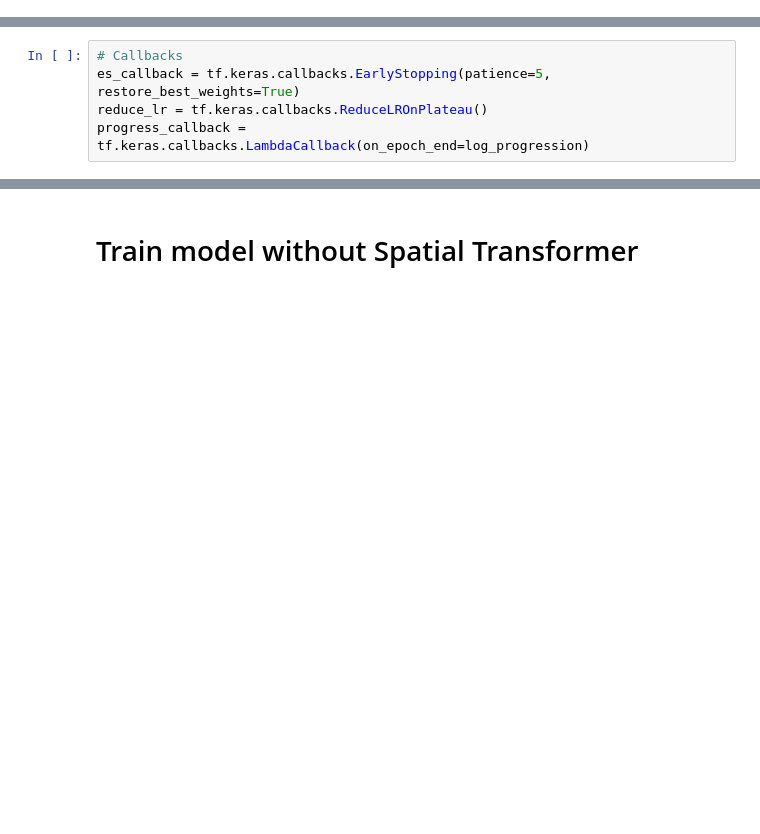
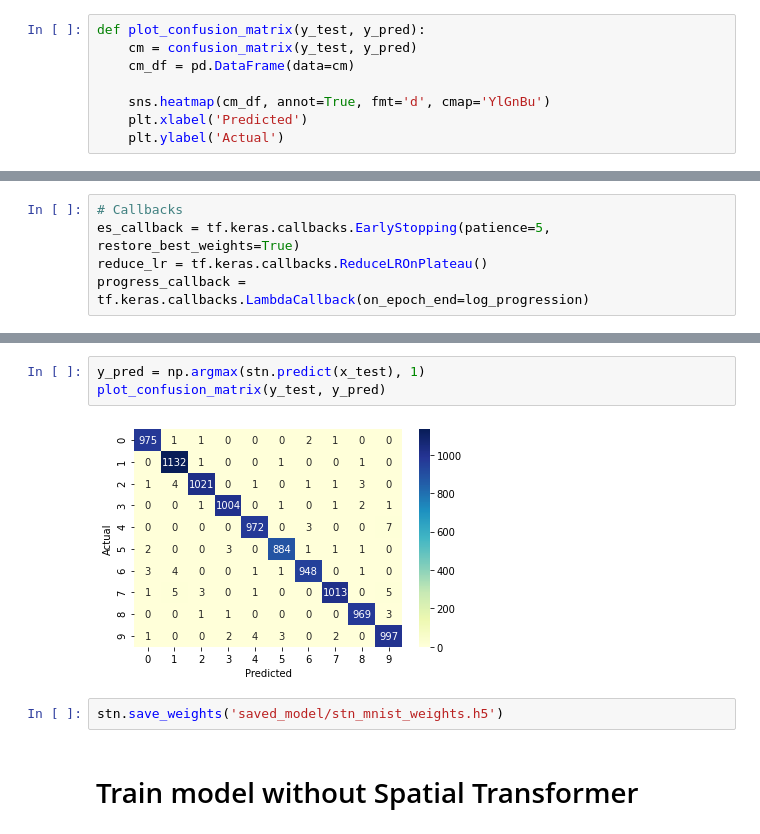
Before and after one commit to NewLuminous/spatial-transformer-network, a Jupyter notebook: MNIST.ipynb, the cells around one changed output, grey strips where cells are left out. Saved outputs shown, nothing was run; the diff lists cells and outputs as text; blank space fills up the shorter version.

```diff
--- a/MNIST.ipynb
+++ b/MNIST.ipynb
@@ -42,6 +45,14 @@ def plot_to_image(figure):
     # Add the batch dimension
     image = tf.expand_dims(image, 0)
     return image
+# %%
+def plot_confusion_matrix(y_test, y_pred):
+    cm = confusion_matrix(y_test, y_pred)
+    cm_df = pd.DataFrame(data=cm)
+
+    sns.heatmap(cm_df, annot=True, fmt='d', cmap='YlGnBu')
+    plt.xlabel('Predicted')
+    plt.ylabel('Actual')
 # %% [markdown]
 # Load data
 # %%
@@ -237,3 +202,10 @@ Test accuracy: 99.04%
+# %%
+y_pred = np.argmax(stn.predict(x_test), 1)
+plot_confusion_matrix(y_test, y_pred)
+# %% [output]
+[figure, added]
+# %%
+stn.save_weights('saved_model/stn_mnist_weights.h5')
 # %% [markdown]
 # Train model without Spatial Transformer
 # %%
```
Also changed, not shown: parts of 19 cells of this notebook, 13 other files.
